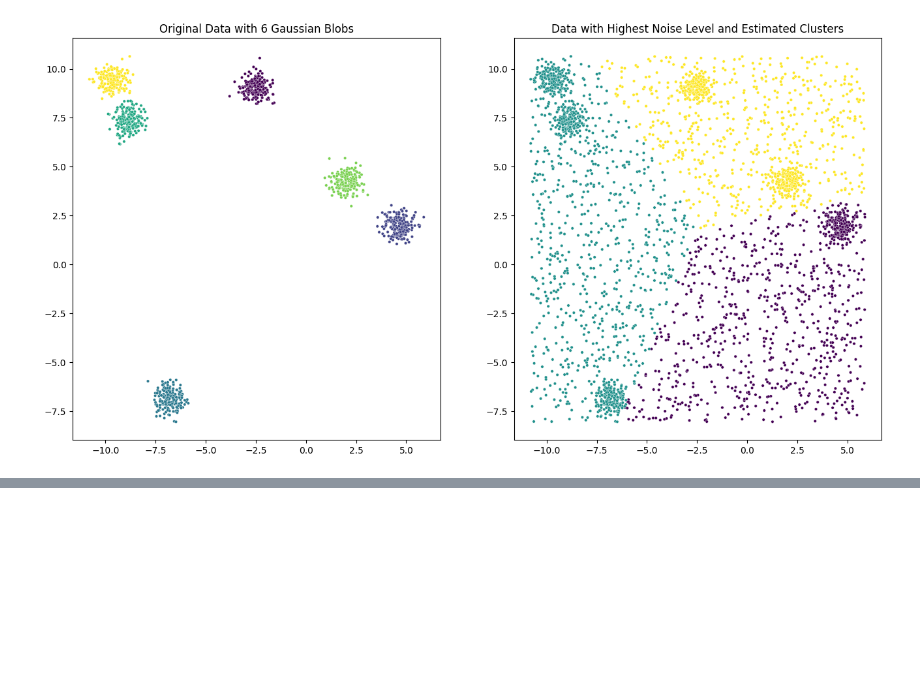
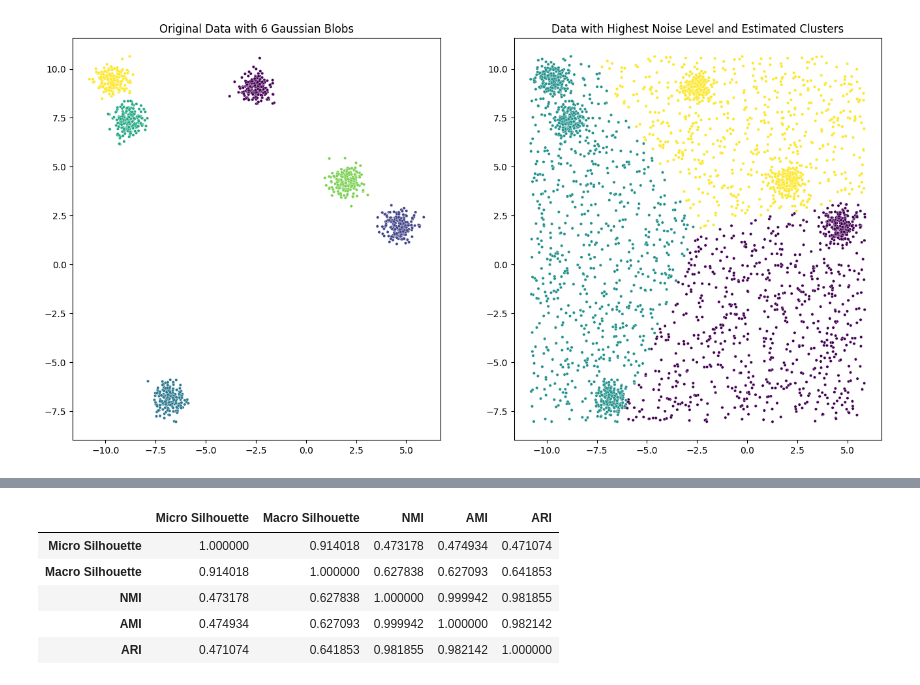
Before and after one commit to ipavlopoulos/revisiting-silhouette-aggregation, a Jupyter notebook: revisiting_silhouette_aggregation_synthetic.ipynb, the cells around one changed output, grey strips where cells are left out. Cells and saved outputs as stored; diff of their text form; code cells hidden in the pictures; blank space fills up the shorter version.

```diff
--- a/revisiting_silhouette_aggregation_synthetic.ipynb
+++ b/revisiting_silhouette_aggregation_synthetic.ipynb
@@ -358,0 +485,9 @@ plt.show()
+# %%
+results_df[['Micro Silhouette', 'Macro Silhouette', 'NMI', 'AMI', 'ARI']].corr()
+# %% [output]
+|  | Micro Silhouette | Macro Silhouette | NMI | AMI | ARI |
+| Micro Silhouette | 1.000000 | 0.914018 | 0.473178 | 0.474934 | 0.471074 |
+| Macro Silhouette | 0.914018 | 1.000000 | 0.627838 | 0.627093 | 0.641853 |
+| NMI | 0.473178 | 0.627838 | 1.000000 | 0.999942 | 0.981855 |
+| AMI | 0.474934 | 0.627093 | 0.999942 | 1.000000 | 0.982142 |
+| ARI | 0.471074 | 0.641853 | 0.981855 | 0.982142 | 1.000000 |
```
Also changed, not shown: parts of 2 cells of this notebook.
